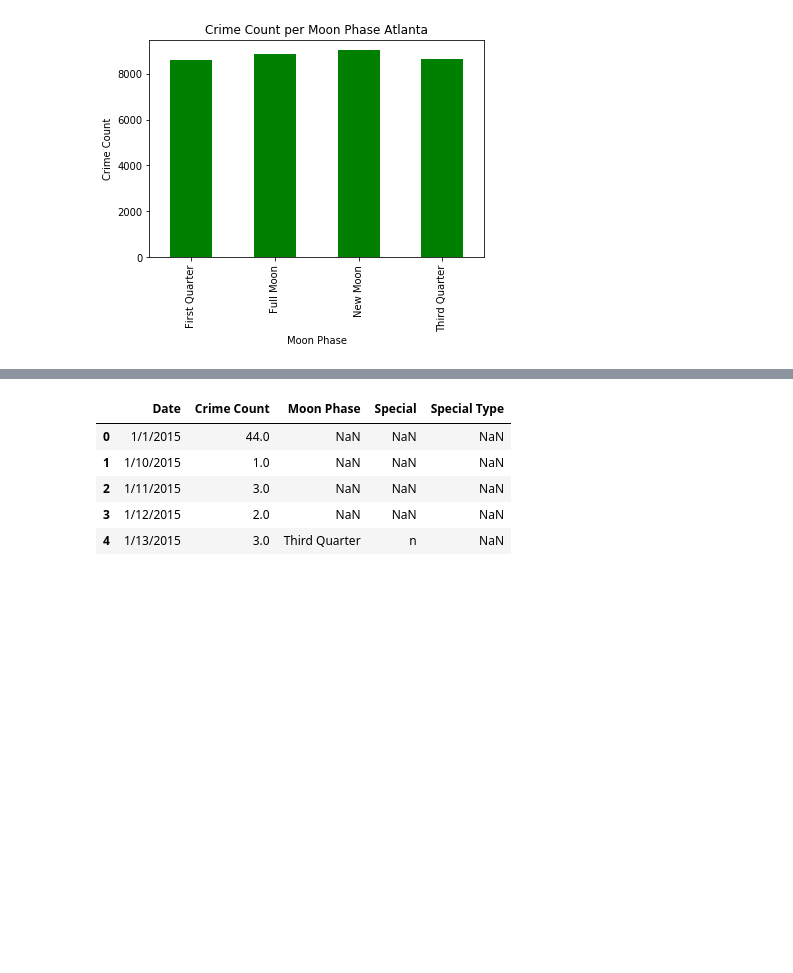
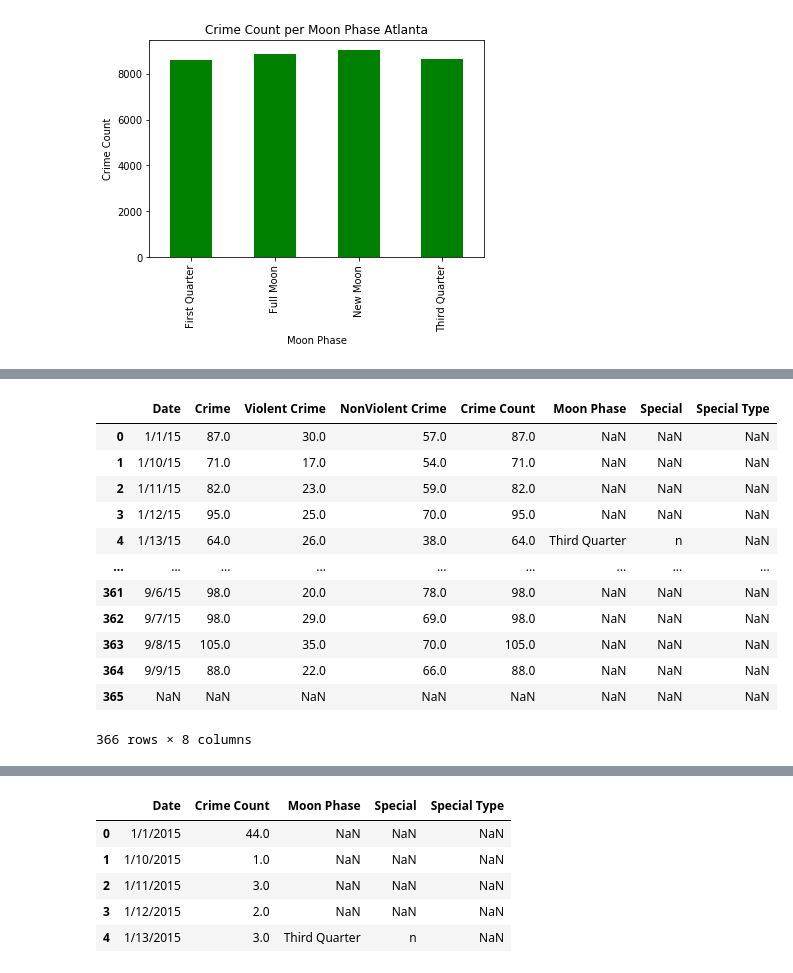
Before and after one commit to NHigs58/Project-1-, a Jupyter notebook: Graphs.ipynb, the cells around one changed output, grey strips where cells are left out. Cells and saved outputs as stored; diff of their text form; code cells hidden in the pictures; blank space fills up the shorter version.

```diff
--- a/Graphs.ipynb
+++ b/Graphs.ipynb
@@ -46,0 +62,19 @@ plt.savefig("BarAtl.png")
+# %%
+# combine both of the csv files
+Atlanta_df = pd.merge(violent_df, atl_df, how="outer", on = "Date")
+
+Atlanta_df
+# %% [output]
+|  | Date | Crime | Violent Crime | NonViolent Crime | Crime Count | Moon Phase | Special | Special Type |
+| 0 | 1/1/15 | 87.0 | 30.0 | 57.0 | 87.0 | NaN | NaN | NaN |
+| 1 | 1/10/15 | 71.0 | 17.0 | 54.0 | 71.0 | NaN | NaN | NaN |
+| 2 | 1/11/15 | 82.0 | 23.0 | 59.0 | 82.0 | NaN | NaN | NaN |
+| 3 | 1/12/15 | 95.0 | 25.0 | 70.0 | 95.0 | NaN | NaN | NaN |
+| 4 | 1/13/15 | 64.0 | 26.0 | 38.0 | 64.0 | Third Quarter | n | NaN |
+| ... | ... | ... | ... | ... | ... | ... | ... | ... |
+| 361 | 9/6/15 | 98.0 | 20.0 | 78.0 | 98.0 | NaN | NaN | NaN |
+| 362 | 9/7/15 | 98.0 | 29.0 | 69.0 | 98.0 | NaN | NaN | NaN |
+| 363 | 9/8/15 | 105.0 | 35.0 | 70.0 | 105.0 | NaN | NaN | NaN |
+| 364 | 9/9/15 | 88.0 | 22.0 | 66.0 | 88.0 | NaN | NaN | NaN |
+| 365 | NaN | NaN | NaN | NaN | NaN | NaN | NaN | NaN |
+366 rows × 8 columns
```
Also changed, not shown: parts of 17 cells of this notebook, 5 other files.
